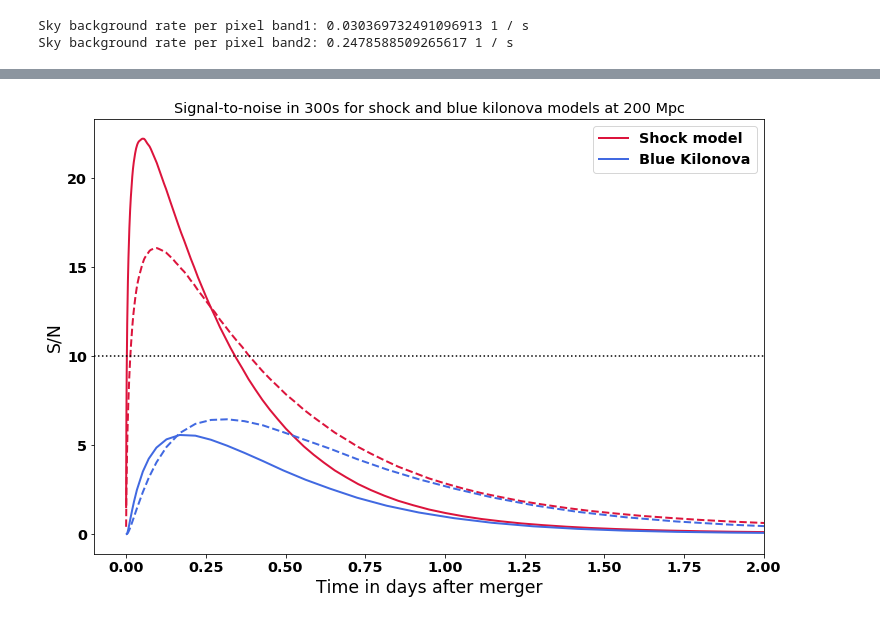
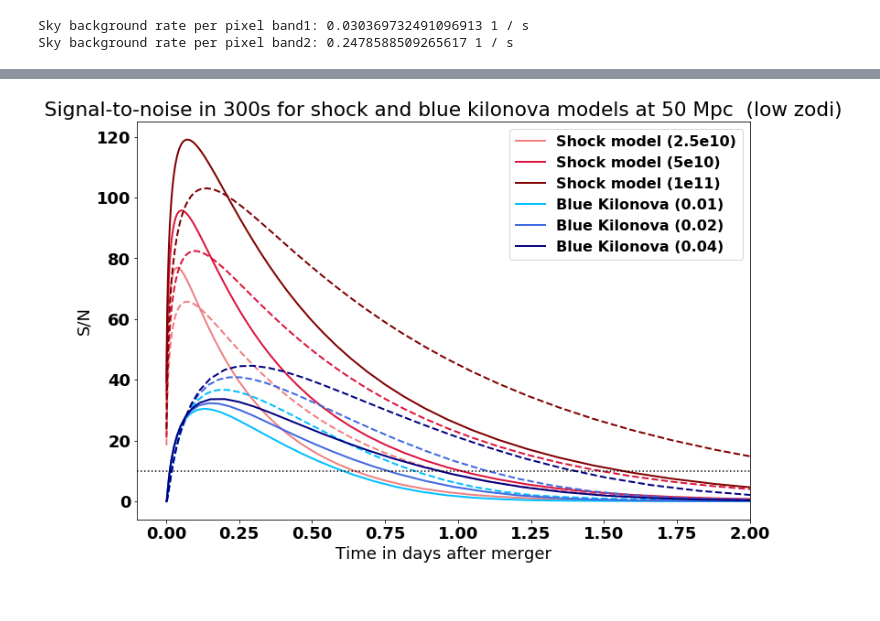
Before and after one commit to bwgref/duet-astro, a Jupyter notebook: notebooks/GWEM_lightcurves_and_sensitivities.ipynb, the cells around one changed output, grey strips where cells are left out. Saved outputs shown, nothing was run; the diff lists cells and outputs as text; code cells hidden in the pictures.

```diff
--- a/notebooks/GWEM_lightcurves_and_sensitivities.ipynb
+++ b/notebooks/GWEM_lightcurves_and_sensitivities.ipynb
@@ -228,19 +305,0 @@ plt.show()
-# %%
-plt.plot(shock_snr[2,:,0],shock_snr[2,:,1], color='crimson', linestyle='-', linewidth=2, label='Shock model')
-plt.plot(shock_snr[2,:,0],shock_snr[2,:,2], color='crimson', linestyle='--', linewidth=2)
-
-plt.plot(blukn_snr[2,:,0],blukn_snr[2,:,1], color='royalblue', linestyle='-', linewidth=2, label='Blue Kilonova')
-plt.plot(blukn_snr[2,:,0],blukn_snr[2,:,2], color='royalblue', linestyle='--', linewidth=2)
-
-plt.axhline(y=10,xmin=0,xmax=1,color='black',linestyle=':')
-#plt.ylim(26,18)
-plt.xlim(-0.1,2)
-plt.legend(fontsize='x-large')
-plt.xlabel('Time in days after merger',fontsize='xx-large')
-plt.ylabel(r'S/N',fontsize='xx-large')
-plt.tick_params(axis='y',which='major',labelsize='x-large')
-plt.tick_params(axis='x',which='major',labelsize='x-large')
-plt.title('Signal-to-noise in 300s for shock and blue kilonova models at 200 Mpc (low zodi)',fontsize='x-large')
-plt.show()
-# %% [output]
-[figure, removed]
@@ -258,0 +306,25 @@ blukn_lc['mag_D2'].unit = u.ABmag
+# %%
+plt.plot(shock_2e10_snr[0,:,0],shock_2e10_snr[0,:,1], color='lightcoral', linestyle='-', linewidth=2, label='Shock model (2.5e10)')
+plt.plot(shock_2e10_snr[0,:,0],shock_2e10_snr[0,:,2], color='lightcoral', linestyle='--', linewidth=2, label='_Shock model (2.5e10)')
+plt.plot(shock_5e10_snr[0,:,0],shock_5e10_snr[0,:,1], color='crimson', linestyle='-', linewidth=2, label='Shock model (5e10)')
+plt.plot(shock_5e10_snr[0,:,0],shock_5e10_snr[0,:,2], color='crimson', linestyle='--', linewidth=2, label='_Shock model (5e10)')
+plt.plot(shock_1e11_snr[0,:,0],shock_1e11_snr[0,:,1], color='maroon', linestyle='-', linewidth=2, label='Shock model (1e11)')
+plt.plot(shock_1e11_snr[0,:,0],shock_1e11_snr[0,:,2], color='maroon', linestyle='--', linewidth=2, label='_Shock model (1e11)')
+
+plt.plot(blukn_01_snr[0,:,0],blukn_01_snr[0,:,1], color='deepskyblue', linestyle='-', linewidth=2, label='Blue Kilonova (0.01)')
+plt.plot(blukn_01_snr[0,:,0],blukn_01_snr[0,:,2], color='deepskyblue', linestyle='--', linewidth=2, label='_Blue Kilonova (0.01)')
+plt.plot(blukn_02_snr[0,:,0],blukn_02_snr[0,:,1], color='royalblue', linestyle='-', linewidth=2, label='Blue Kilonova (0.02)')
+plt.plot(blukn_02_snr[0,:,0],blukn_02_snr[0,:,2], color='royalblue', linestyle='--', linewidth=2, label='_Blue Kilonova (0.02)')
+plt.plot(blukn_04_snr[0,:,0],blukn_04_snr[0,:,1], color='navy', linestyle='-', linewidth=2, label='Blue Kilonova (0.04)')
+plt.plot(blukn_04_snr[0,:,0],blukn_04_snr[0,:,2], color='navy', linestyle='--', linewidth=2, label='_Blue Kilonova (0.04)')
+
+plt.axhline(y=10,xmin=0,xmax=1,color='black',linestyle=':')
+#plt.ylim(26,18)
+plt.xlim(-0.1,2)
+plt.legend(fontsize=16)
+plt.xlabel('Time in days after merger')
+plt.ylabel(r'S/N')
+plt.title('Signal-to-noise in 300s for shock and blue kilonova models at 50 Mpc  (low zodi)')
+plt.show()
+# %% [output]
+[figure, added]
```
Also changed, not shown: parts of 14 cells of this notebook, 27 other files.
